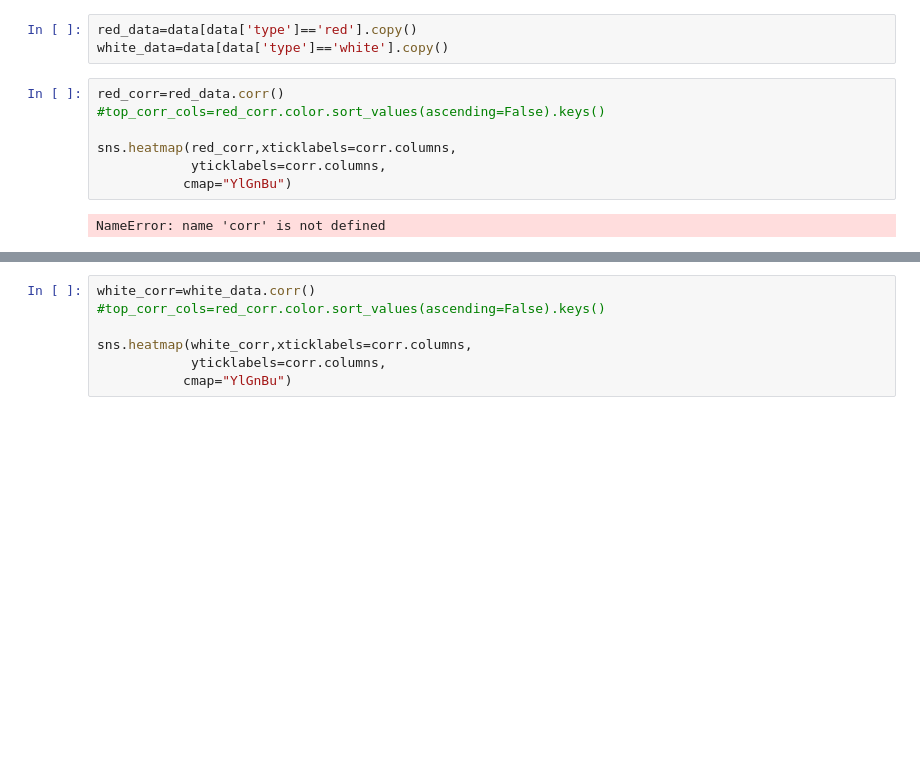
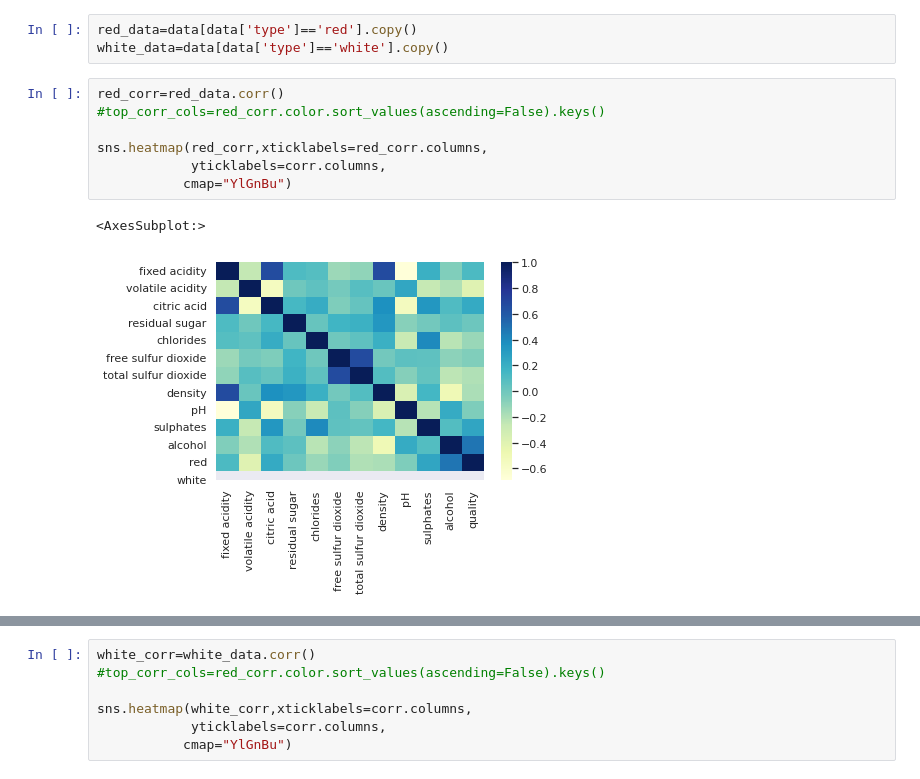
Before and after one commit to LouiseDantas/WineRank, a Jupyter notebook: notebooks/datamodel.ipynb, the cells around one changed output, grey strips where cells are left out. Saved outputs shown, nothing was run; the diff lists cells and outputs as text; blank space fills up the shorter version.

```diff
--- a/notebooks/datamodel.ipynb
+++ b/notebooks/datamodel.ipynb
@@ -223,12 +223,13 @@ white_data=data[data['type']=='white'].copy()
 # %%
 red_corr=red_data.corr()
 #top_corr_cols=red_corr.color.sort_values(ascending=False).keys()
 
-sns.heatmap(red_corr,xticklabels=corr.columns,
+sns.heatmap(red_corr,xticklabels=red_corr.columns,
             yticklabels=corr.columns,
            cmap="YlGnBu")
 # %% [output]
-NameError: name 'corr' is not defined
+<AxesSubplot:>
+[figure, added]
 # %%
 red_corr_df=red_corr.unstack().reset_index()
 red_corr_df.columns=['feature_1','feature_2', 'correlation']
```
Also changed, not shown: parts of 25 cells of this notebook.
